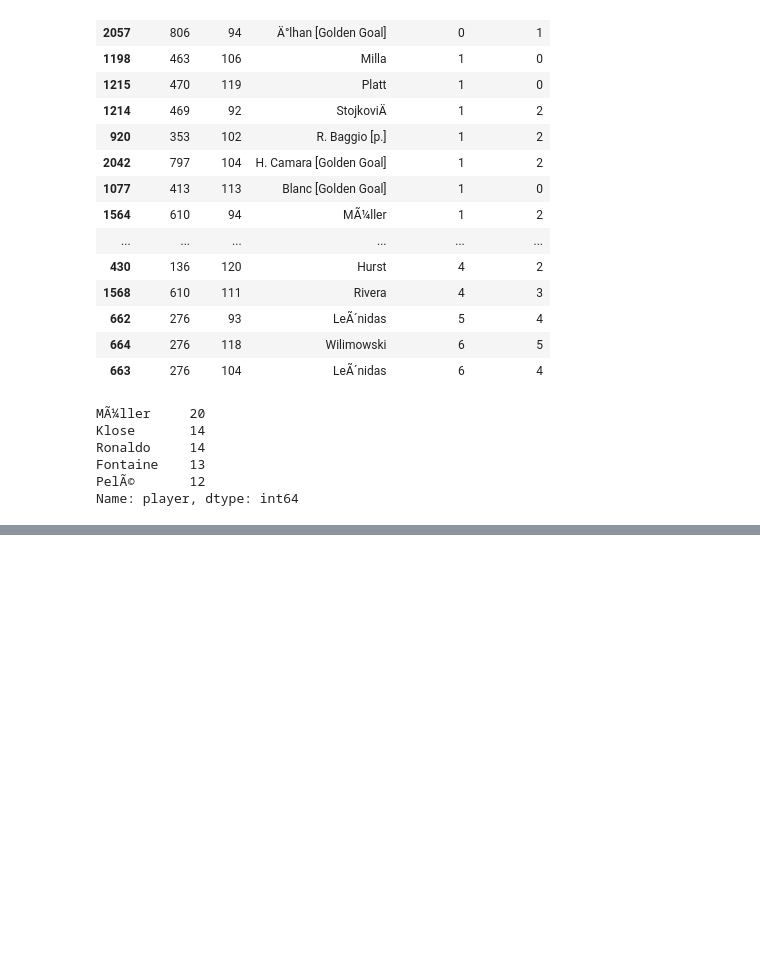
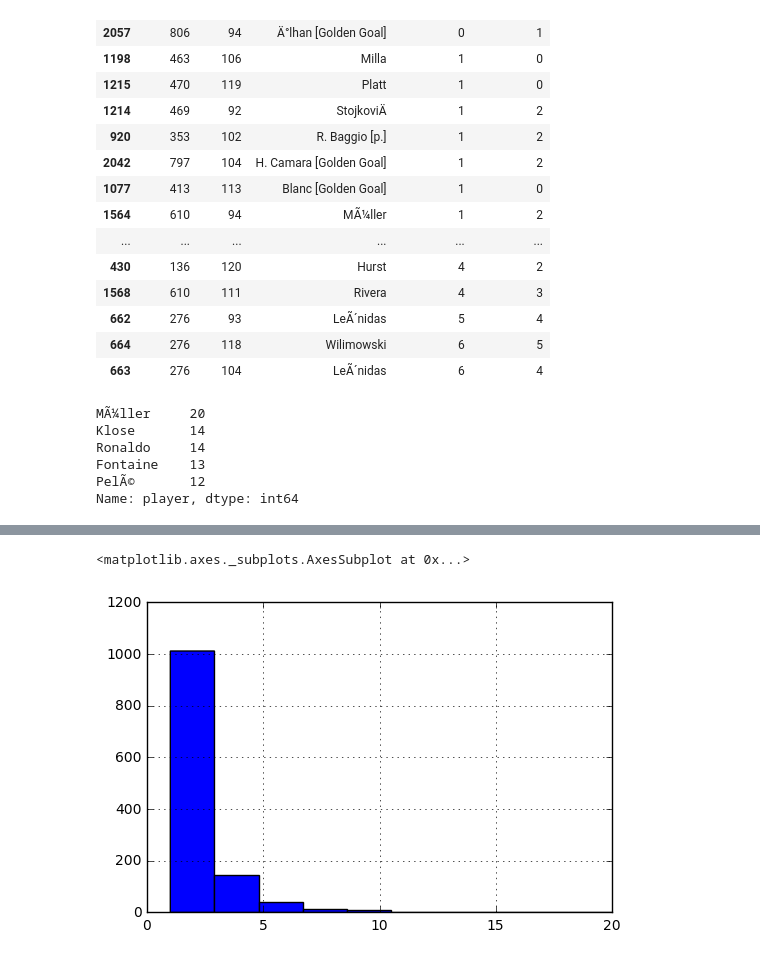
Before and after one commit to Stanleyyork/sfdat28-stevens, a Jupyter notebook: labs/02_pandas_lab.ipynb, the cells around one changed output, grey strips where cells are left out. Cells and saved outputs as stored; diff of their text form; code cells hidden in the pictures; blank space fills up the shorter version.

```diff
--- a/labs/02_pandas_lab.ipynb
+++ b/labs/02_pandas_lab.ipynb
@@ -204,2 +208,6 @@ Name: player, dtype: int64
 # %%
 # 6. Show a histogram of the number of goals scored by players
+goals.player.value_counts().hist()
+# %% [output]
+<matplotlib.axes._subplots.AxesSubplot at 0x...>
+[figure, added]
```
Also changed, not shown: parts of 1 cell of this notebook.
